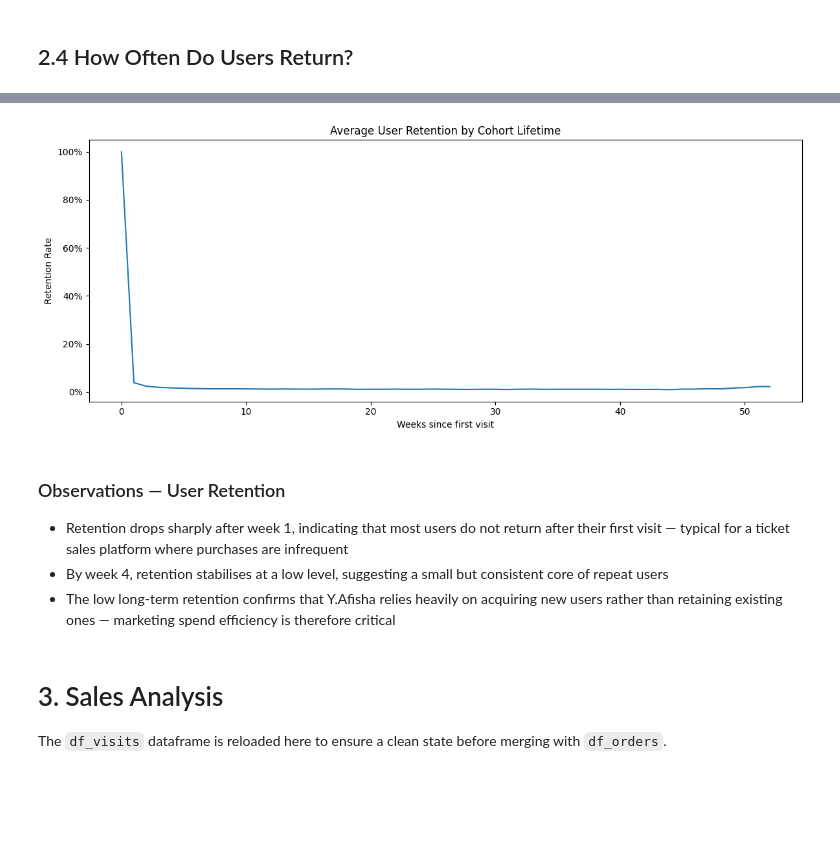
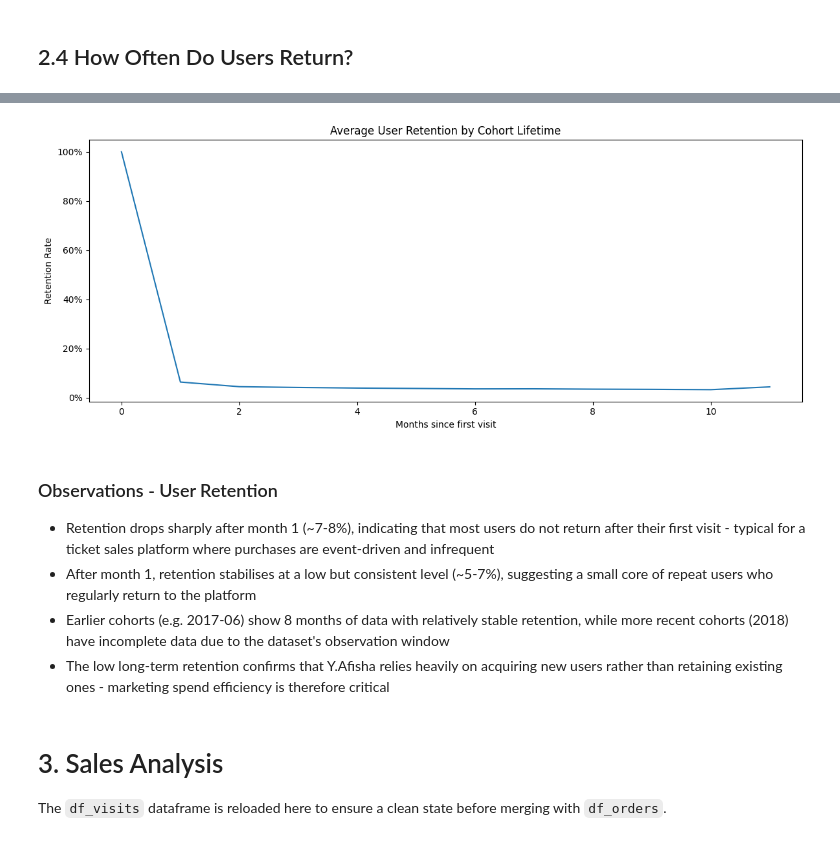
Before and after one commit to hmvcarvalho/yafisha-marketing-analysis, a Jupyter notebook: yafisha_analysis.ipynb, the cells around one changed output, grey strips where cells are left out. Drawn from its saved outputs; the diff is of its cells as text; code cells hidden in the pictures; blank space fills up the shorter version.

Commit message:
retention per cohort update

```diff
--- a/yafisha_analysis.ipynb
+++ b/yafisha_analysis.ipynb
@@ -620,3 +599,8 @@ initial_users = initial_users.rename(columns={'n_users': 'initial_users'})
+# %%
+# Extracting the initial cohort
+initial_cohort = cohort[cohort['cohort_lifetime'] == 0][
+    ['cohort', 'uid']].rename(columns={'uid': 'initial_users'})
 # %%
-# merge the initial users back to the grouped cohorts DataFrame to calculate retention rates
-grouped_cohorts = grouped_cohorts.merge(initial_users, on='cohort', how='left')
+# Merge the initial cohort with the full cohort data to calculate retention rates
+cohort_merged = cohort.merge(
+    initial_cohort, on='cohort', how='left')
@@ -630,0 +607,11 @@ cohort_pivot = grouped_cohorts.pivot_table(
+# %%
+# Calculate retention rate
+cohort_merged['retention_rate'] = cohort_merged['uid'] / \
+    cohort_merged['initial_users']
+# %%
+# Create a pivot table to plot average retention rate across all cohorts by month
+retention_pivot = cohort_merged.pivot_table(
+    index='cohort',
+    columns='cohort_lifetime',
+    values='retention_rate',
+    aggfunc='sum')
@@ -631,24 +638,22 @@ cohort_pivot = grouped_cohorts.pivot_table(
 # %%
-# Plot average retention rate across all cohorts by week
-retention_by_lifetime = grouped_cohorts.groupby(
-    'cohort_lifetime')['retention_rate'].mean()
-
+# Plot average retention rate across all cohorts by month
 fig, ax = plt.subplots(figsize=(12, 5))
-ax.plot(retention_by_lifetime.index, retention_by_lifetime.values)
+ax.plot(retention_pivot.index, retention_pivot.values)
 ax.set_title('Average User Retention by Cohort Lifetime')
-ax.set_xlabel('Weeks since first visit')
+ax.set_xlabel('Months since first visit')
 ax.set_ylabel('Retention Rate')
 ax.yaxis.set_major_formatter(
     plt.FuncFormatter(lambda y, _: '{:.0%}'.format(y)))
 plt.tight_layout()
 plt.show()
 # %% [output]
-[figure, old version]
+[figure, new version]
 # %% [markdown]
-### Observations — User Retention
-- Retention drops sharply after week 1, indicating that most users do not return after their first visit — typical for a ticket sales platform where purchases are infrequent
-- By week 4, retention stabilises at a low level, suggesting a small but consistent core of repeat users
-- The low long-term retention confirms that Y.Afisha relies heavily on acquiring new users rather than retaining existing ones — marketing spend efficiency is therefore critical
+### Observations - User Retention
+- Retention drops sharply after month 1 (~7-8%), indicating that most users do not return after their first visit - typical for a ticket sales platform where purchases are event-driven and infrequent
+- After month 1, retention stabilises at a low but consistent level (~5-7%), suggesting a small core of repeat users who regularly return to the platform
+- Earlier cohorts (e.g. 2017-06) show 8 months of data with relatively stable retention, while more recent cohorts (2018) have incomplete data due to the dataset's observation window
+- The low long-term retention confirms that Y.Afisha relies heavily on acquiring new users rather than retaining existing ones - marketing spend efficiency is therefore critical
 # %% [markdown]
 # 3. Sales Analysis
 The `df_visits` dataframe is reloaded here to ensure a clean state before merging with `df_orders`.
```
Also changed, not shown: parts of 9 cells of this notebook, 1 other file.
